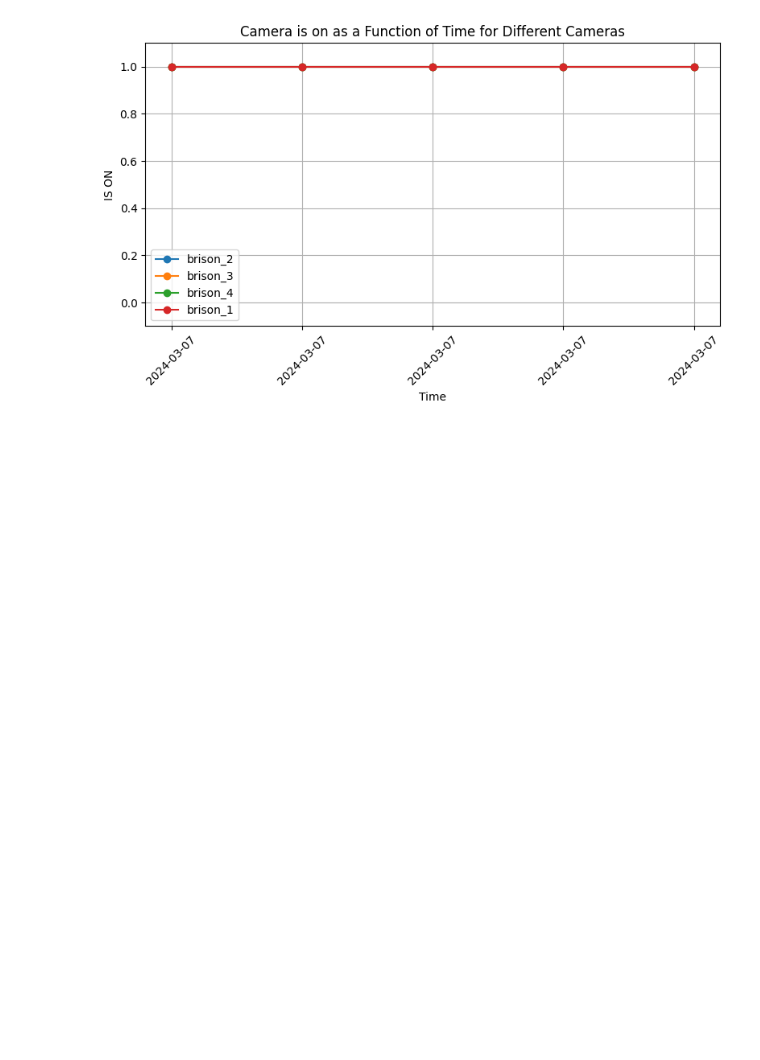
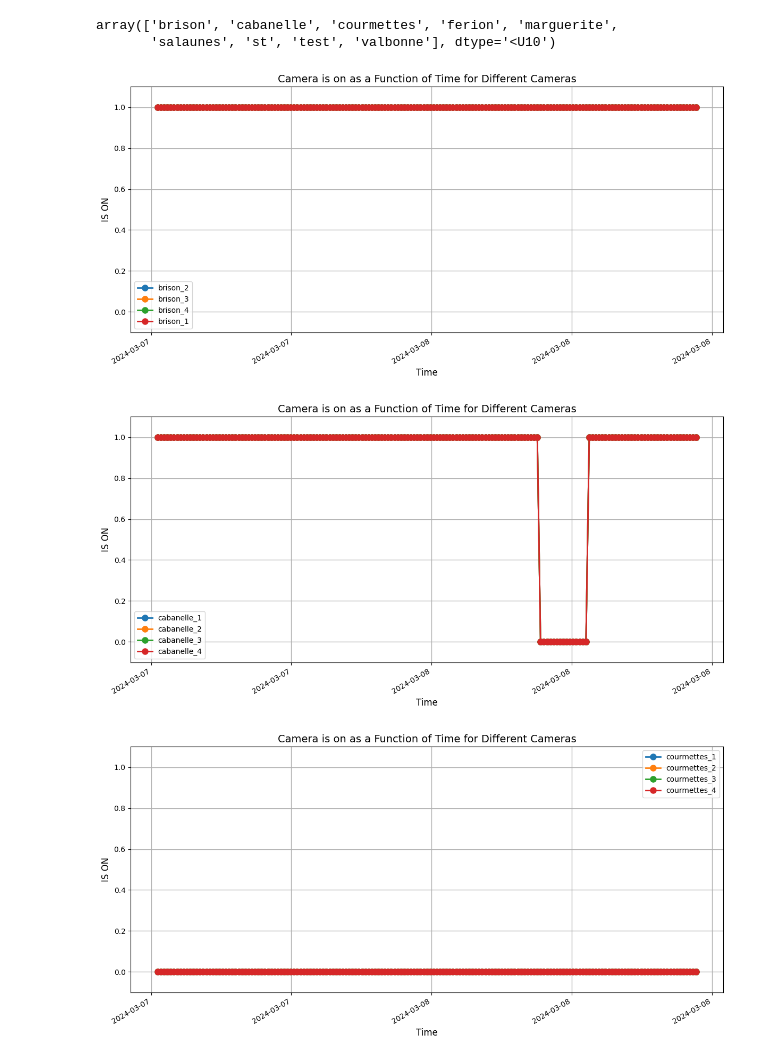
Before and after one commit to MateoLostanlen/heartbit, a Jupyter notebook: display.ipynb, the cells around one changed output. Drawn from its saved outputs; the diff is of its cells as text; code cells hidden in the pictures; blank space fills up the shorter version.

```diff
--- a/display.ipynb
+++ b/display.ipynb
@@ -19,26 +21,42 @@ datetime_objects = [datetime.fromisoformat(v[1]) for v in values]
 is_on = [(datetime_objects[i+1] - datetime_objects[i]).total_seconds() < 480 for i in range(len(datetime_objects)-1)]
 # %%
 times = datetime_objects[1:]
+# %%
+cameras = np.unique([k.split('_')[0] for k in hearbit_dict.keys()])[1:] # remove adf first cam
+cameras
+# %% [output]
+array(['brison', 'cabanelle', 'courmettes', 'ferion', 'marguerite',
+       'salaunes', 'st', 'test', 'valbonne'], dtype='<U10')
 # %%
+for cam_id in cameras:
+    plt.figure(figsize=(12, 6))  # Increase figure width
+    for camera, values in hearbit_dict.items():
+        if cam_id in camera:
+            datetime_objects = [datetime.fromisoformat(v[1]) for v in values]
+            is_on = [0 < (datetime_objects[i+1] - datetime_objects[i]).total_seconds() < 480 for i in range(len(datetime_objects)-1)]
+            times = [datetime.fromisoformat(v[0]) for v in values[1:]]
+            plt.plot(times, is_on, marker='o', linestyle='-', label=camera, linewidth=2, markersize=8)
 
-# Plotting
-plt.figure(figsize=(8, 5))
-for camera, values in hearbit_dict.items():
-    if "brison" in camera:
-        datetime_objects = [datetime.fromisoformat(v[1]) for v in values]
-        # Check for more than 8 minutes difference and more than zeros
-        is_on = [0<(datetime_objects[i+1] - datetime_objects[i]).total_seconds() < 480 for i in range(len(datetime_objects)-1)]
-        times = [datetime.fromisoformat(v[0]) for v in values[1:]]
-        plt.plot(times, is_on, marker='o', linestyle='-', label=camera)
-plt.ylim(-0.1, 1.1)  # Adjust y-axis to better visualize boolean values
-plt.xlabel('Time')
-plt.ylabel('IS ON')
-plt.title('Camera is on as a Function of Time for Different Cameras')
-plt.grid(True)
-plt.xticks(times, rotation=45)  # Rotate x-axis labels for better readability
-plt.legend()  # Show legend
-plt.tight_layout()  # Adjust layout to not cut off labels
+    # Adjust y-axis to better visualize boolean values
+    plt.ylim(-0.1, 1.1)
 
-plt.show()
+    # Set the locator
+    locator = MaxNLocator(prune='both', nbins=6)  # nbins will set the desired number of ticks
+    plt.gca().xaxis.set_major_locator(locator)
+
+    # Set the formatter
+    plt.gcf().autofmt_xdate()  # Auto format date
+
+    # Set labels, titles, and legend
+    plt.xlabel('Time', fontsize=12)
+    plt.ylabel('IS ON', fontsize=12)
+    plt.title('Camera is on as a Function of Time for Different Cameras', fontsize=14)
+
+    plt.grid(True, linewidth=1)
+    plt.legend(fontsize=10)
+    plt.tight_layout()
+    plt.show()
 # %% [output]
-[figure, old version]
+[figure, new version]
+[figure, added]
+[figure, added]
```
Also changed, not shown: parts of 2 cells of this notebook.
